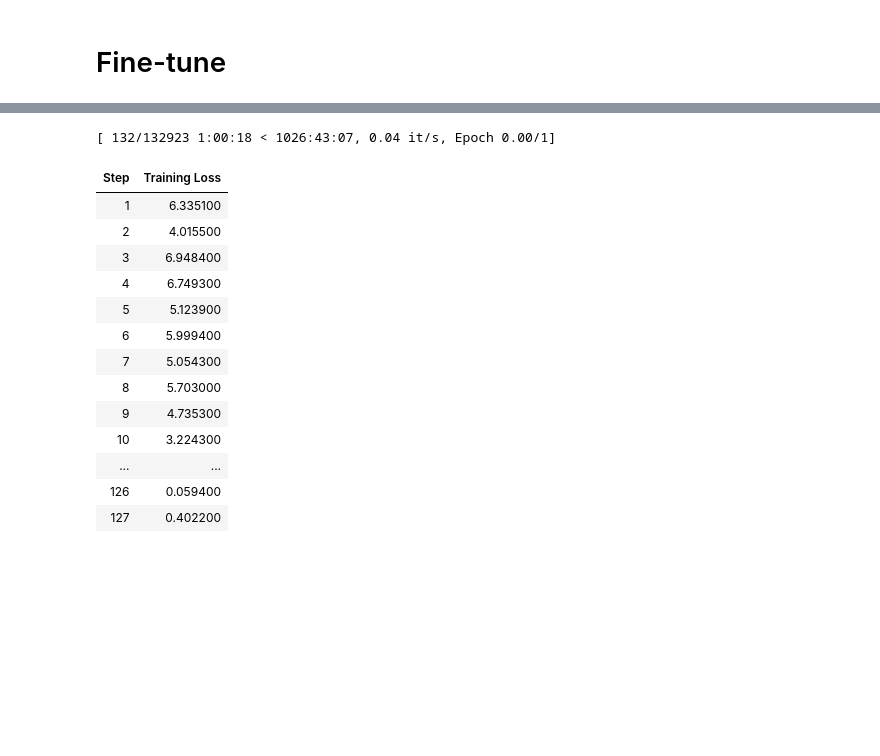
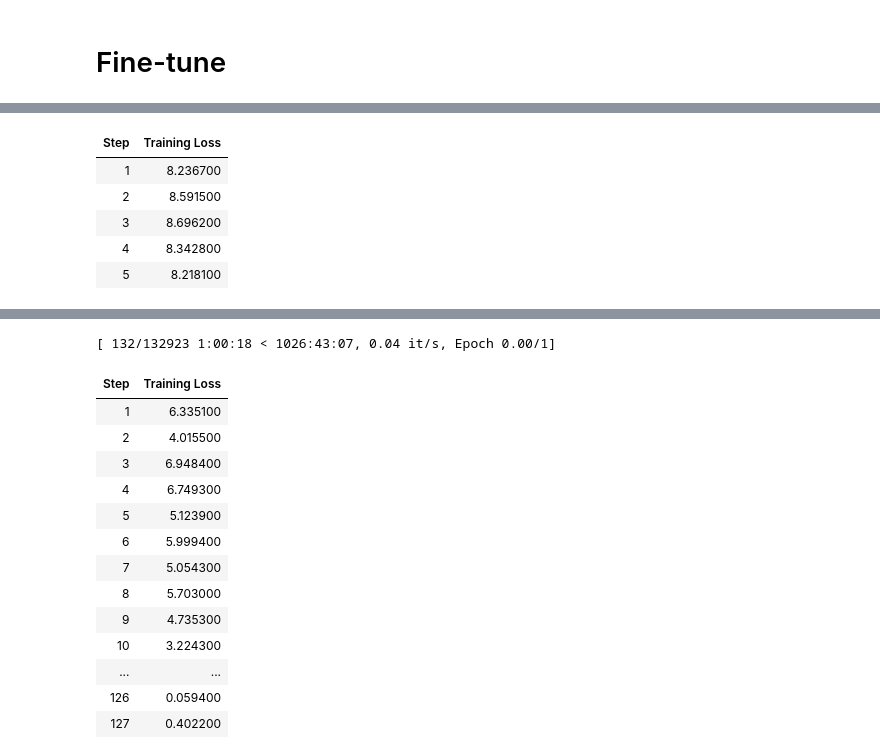
Before and after one commit to MehdiJmlkh/Large-Language-Models-Course-Project, a Jupyter notebook: main.ipynb, the cells around one changed output, grey strips where cells are left out. Cells and saved outputs as stored; diff of their text form; code cells hidden in the pictures; blank space fills up the shorter version.

```diff
--- a/main.ipynb
+++ b/main.ipynb
@@ -186,7 +192,7 @@ vision_tower.embeddings.patch_embeddings = vision_tower.embeddings.patch_embeddi
 vision_model = MultiCropVisionEncoder.from_pretrained("ArianFiroozi/SmolDriverVision", vision_tower = vision_tower).to("cuda", torch.bfloat16)
 
 model.model.vision_model = vision_model
-model.config.vision_config = Config()
+# model.config.vision_config = Config()
 # %% [markdown]
 # Llava
 # %%
@@ -310,15 +320,3 @@ del model
 
 model2.gradient_checkpointing_enable()
 model2.enable_input_require_grads()
-# %%
-from peft import LoraConfig, get_peft_model
-from transformers import Trainer, TrainingArguments
-
-peft_config = LoraConfig(
-    r=16,
-    lora_alpha=16,
-    target_modules="all-linear",
-    lora_dropout=0.05,
-    task_type="CAUSAL_LM",
-)
-peft_model = get_peft_model(model2, peft_config)
@@ -436,3 +416,67 @@ for epoch in range(epochs):
             processor.save_pretrained(save_path)
 
 print("Training complete.")
+# %%
+peft_model = model
+# %%
+from transformers import Trainer, TrainingArguments
+
+train_dataset = VLMQADataset(dataset)
+
+training_args = TrainingArguments(
+    output_dir="./checkpoints",
+    per_device_train_batch_size=1,
+    num_train_epochs=1,
+    learning_rate=2e-5,
+    logging_steps=1,
+    save_steps=200,
+    bf16=True,
+    report_to="none",
+    label_names=["labels"],
+    gradient_checkpointing=True,
+)
+
+
+def pad_labels(labels):
+    pad_token_label_id = -100
+    max_len = max(len(label) for label in labels)
+
+    padded_labels = torch.stack([
+        torch.cat([torch.full((max_len - len(label),), pad_token_label_id), label])
+        for label in labels
+    ])
+
+    return padded_labels
+
+
+def data_collator(features):
+    # return features[0]
+
+    features_flatten = []
+    labels = []
+    pixel_values = []
+    for feature in features:
+        labels.append(feature['labels'].flatten())
+        pixel_values.append(feature['pixel_values'])
+        del feature['labels']
+        del feature['pixel_values']
+
+        for key, item in feature.items():
+            feature[key] = item[0]
+        features_flatten.append(feature)
+
+    batch = processor.tokenizer.pad(features_flatten, padding=True, return_tensors="pt")
+    batch['labels'] = pad_labels(labels)
+    batch['pixel_values'] = torch.concatenate(pixel_values)
+
+    return batch
+
+trainer = Trainer(
+    model=peft_model,
+    args=training_args,
+    train_dataset=train_dataset,
+    data_collator=data_collator,
+)
+
+trainer.train()
+# %% [output]
@@ -438,0 +486,6 @@ print("Training complete.")
+| Step | Training Loss |
+| 1 | 8.236700 |
+| 2 | 8.591500 |
+| 3 | 8.696200 |
+| 4 | 8.342800 |
+| 5 | 8.218100 |
```
Also changed, not shown: parts of 22 cells of this notebook.
